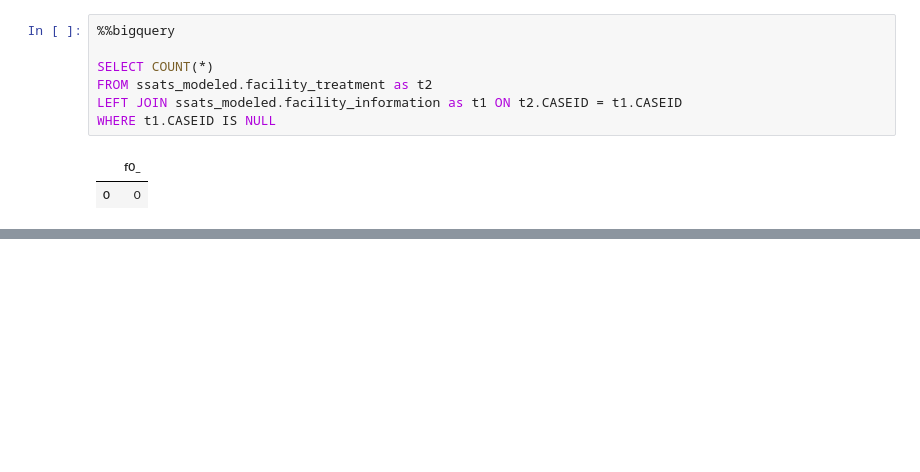
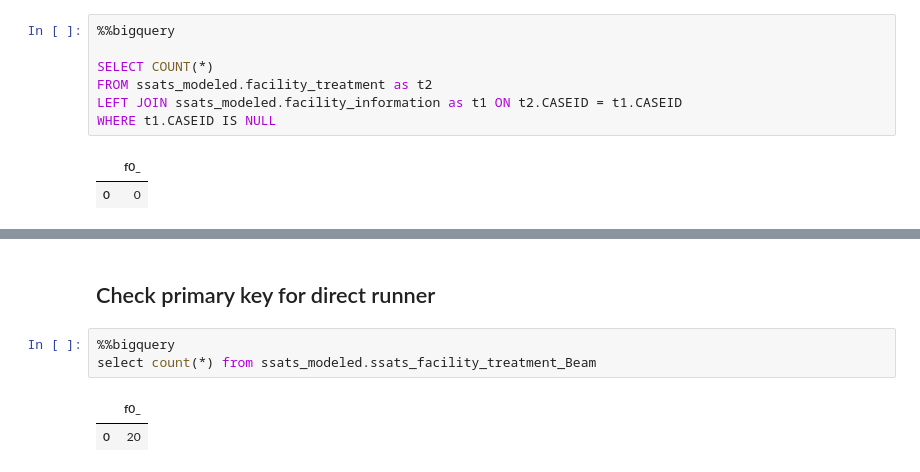
Before and after one commit to cs327e-spring2020/zeba_pathan, a Jupyter notebook: SSATS_modeled.ipynb, the cells around one changed output, grey strips where cells are left out. Drawn from its saved outputs; the diff is of its cells as text; blank space fills up the shorter version.

```diff
--- a/SSATS_modeled.ipynb
+++ b/SSATS_modeled.ipynb
@@ -197,0 +260,8 @@ WHERE t1.CASEID IS NULL
+# %% [markdown]
+## Check primary key for direct runner
+# %%
+%%bigquery
+select count(*) from ssats_modeled.ssats_facility_treatment_Beam
+# %% [output]
+|  | f0_ |
+| 0 | 20 |
```
Also changed, not shown: parts of 28 cells of this notebook, 9 other files.
